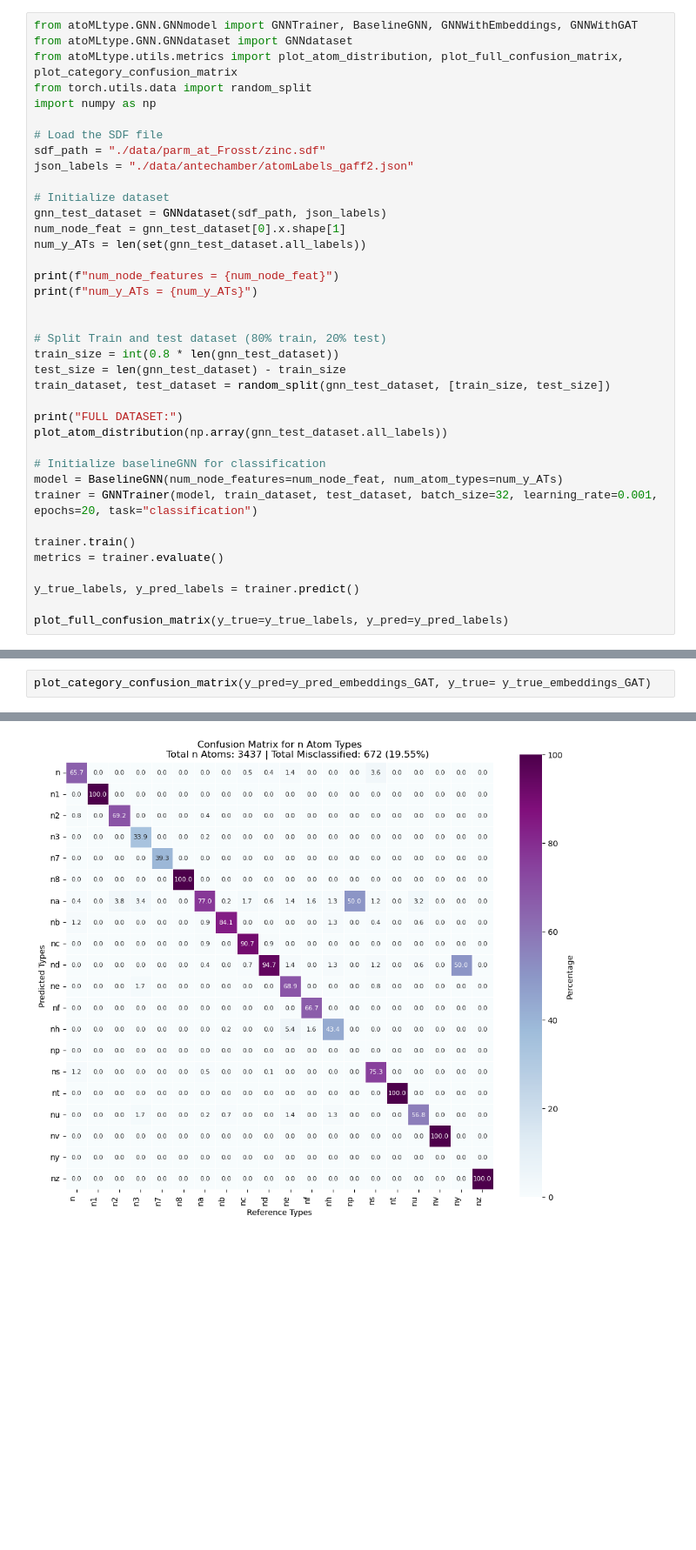
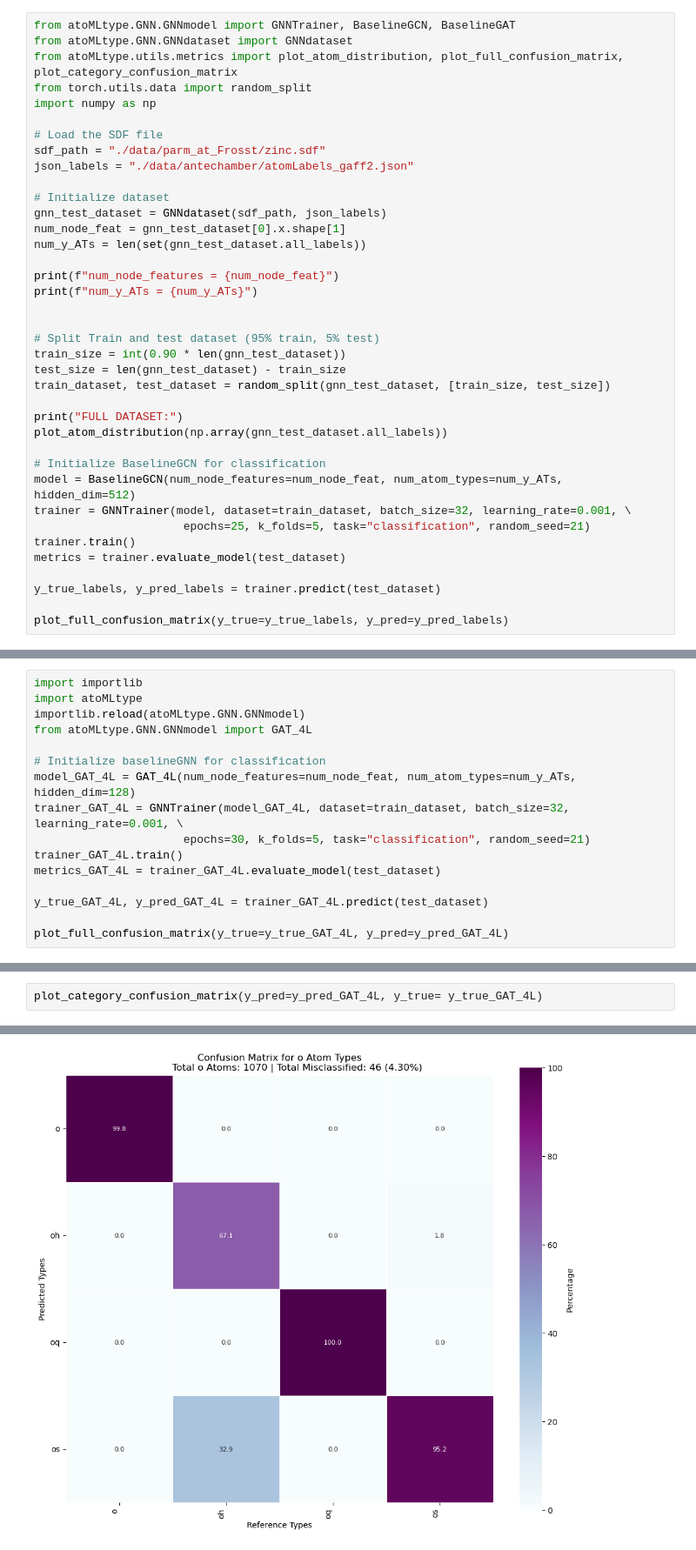
Before and after one commit to brandonrobello/MSSExBiovia, a Jupyter notebook: GNNmodel_testing.ipynb, the cells around one changed output, grey strips where cells are left out. Shown at 87% size. Saved outputs shown, nothing was run; the diff lists cells and outputs as text; blank space fills up the shorter version.

Commit message:
CODE/EXAMPLE: Add Cross-val to Model Trainer, Subgraph Extraction to dataset, and remove atom_embedding from models

```diff
--- a/GNNmodel_testing.ipynb
+++ b/GNNmodel_testing.ipynb
@@ -3,5 +3,5 @@
 # %%
-from atoMLtype.GNN.GNNmodel import GNNTrainer, BaselineGNN, GNNWithEmbeddings, GNNWithGAT
+from atoMLtype.GNN.GNNmodel import GNNTrainer, BaselineGCN, BaselineGAT
 from atoMLtype.GNN.GNNdataset import GNNdataset
 from atoMLtype.utils.metrics import plot_atom_distribution, plot_full_confusion_matrix, plot_category_confusion_matrix
 from torch.utils.data import random_split
@@ -20,22 +20,22 @@ print(f"num_node_features = {num_node_feat}")
 print(f"num_y_ATs = {num_y_ATs}")
 
 
-# Split Train and test dataset (80% train, 20% test)
-train_size = int(0.8 * len(gnn_test_dataset))
+# Split Train and test dataset (95% train, 5% test)
+train_size = int(0.90 * len(gnn_test_dataset))
 test_size = len(gnn_test_dataset) - train_size
 train_dataset, test_dataset = random_split(gnn_test_dataset, [train_size, test_size])
 
 print("FULL DATASET:")
 plot_atom_distribution(np.array(gnn_test_dataset.all_labels))
 
-# Initialize baselineGNN for classification
-model = BaselineGNN(num_node_features=num_node_feat, num_atom_types=num_y_ATs)
-trainer = GNNTrainer(model, train_dataset, test_dataset, batch_size=32, learning_rate=0.001, epochs=20, task="classification")
+# Initialize BaselineGCN for classification
+model = BaselineGCN(num_node_features=num_node_feat, num_atom_types=num_y_ATs, hidden_dim=512)
+trainer = GNNTrainer(model, dataset=train_dataset, batch_size=32, learning_rate=0.001, \
+                      epochs=25, k_folds=5, task="classification", random_seed=21)
+trainer.train()
+metrics = trainer.evaluate_model(test_dataset)
 
-trainer.train()
-metrics = trainer.evaluate()
-
-y_true_labels, y_pred_labels = trainer.predict()
+y_true_labels, y_pred_labels = trainer.predict(test_dataset)
 
 plot_full_confusion_matrix(y_true=y_true_labels, y_pred=y_pred_labels)
 # %% [output]
@@ -155,0 +183,16 @@ Epoch: 12/20
+# %%
+import importlib
+import atoMLtype
+importlib.reload(atoMLtype.GNN.GNNmodel)
+from atoMLtype.GNN.GNNmodel import GAT_4L
+
+# Initialize baselineGNN for classification
+model_GAT_4L = GAT_4L(num_node_features=num_node_feat, num_atom_types=num_y_ATs, hidden_dim=128)
+trainer_GAT_4L = GNNTrainer(model_GAT_4L, dataset=train_dataset, batch_size=32, learning_rate=0.001, \
+                      epochs=30, k_folds=5, task="classification", random_seed=21)
+trainer_GAT_4L.train()
+metrics_GAT_4L = trainer_GAT_4L.evaluate_model(test_dataset)
+
+y_true_GAT_4L, y_pred_GAT_4L = trainer_GAT_4L.predict(test_dataset)
+
+plot_full_confusion_matrix(y_true=y_true_GAT_4L, y_pred=y_pred_GAT_4L)
@@ -156,3 +224,3 @@ Epoch: 12/20
 # %%
-plot_category_confusion_matrix(y_pred=y_pred_embeddings_GAT, y_true= y_true_embeddings_GAT)
+plot_category_confusion_matrix(y_pred=y_pred_GAT_4L, y_true= y_true_GAT_4L)
 # %% [output]
@@ -160 +228 @@ plot_category_confusion_matrix(y_pred=y_pred_embeddings_GAT, y_true= y_true_embe
-[figure, old version]
+[figure, new version]
```
Also changed, not shown: parts of 14 cells of this notebook, 5 other files.
